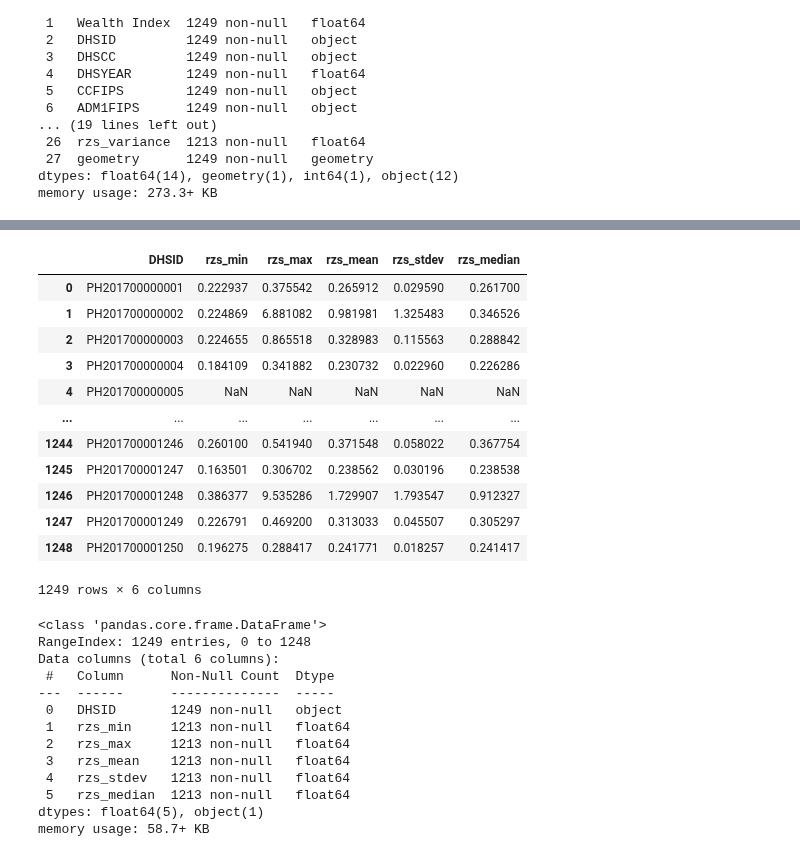
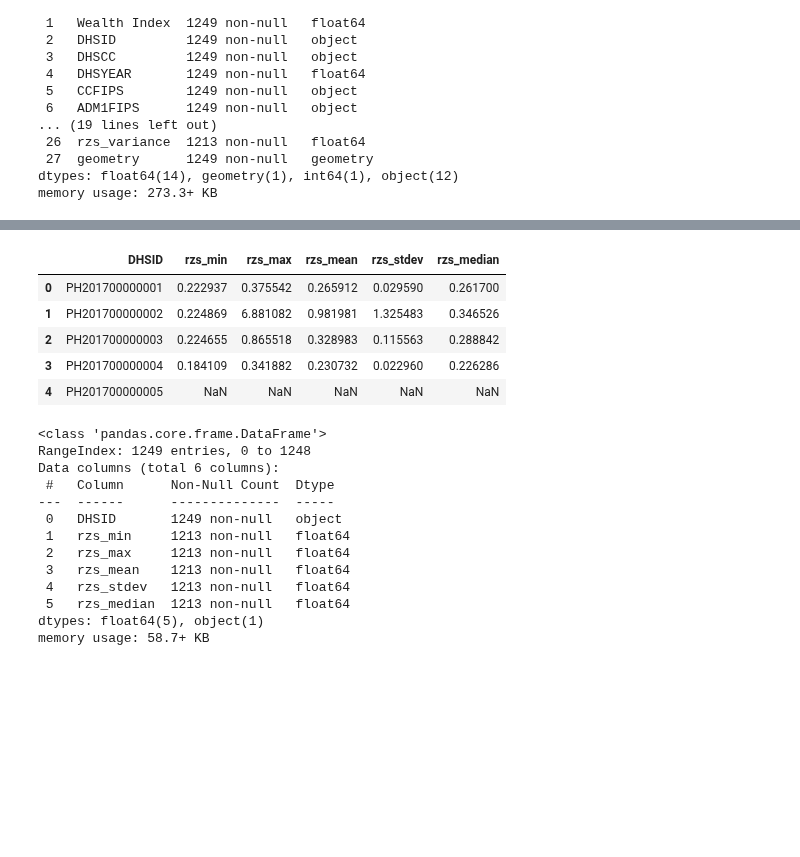
Before and after one commit to thinkingmachines/unicef-ai4d-poverty-mapping, a Jupyter notebook: test-notebooks/explore_ph_viirs.ipynb, the cells around one changed output, grey strips where cells are left out. Cells and saved outputs as stored; diff of their text form; code cells hidden in the pictures; blank space fills up the shorter version.

```diff
--- a/test-notebooks/explore_ph_viirs.ipynb
+++ b/test-notebooks/explore_ph_viirs.ipynb
@@ -301,28 +401,21 @@ memory usage: 98.7+ KB
 # %%
 usecols_right = [
     "DHSID",
     "rzs_min",
     "rzs_max",
     "rzs_mean",
     "rzs_stdev",
     "rzs_median",
 ]
 kahlil_cluster_zonal_stats_gdf = kahlil_cluster_zonal_stats_gdf[usecols_right]
-kahlil_cluster_zonal_stats_gdf
+kahlil_cluster_zonal_stats_gdf.head()
 # %% [output]
 |  | DHSID | rzs_min | rzs_max | rzs_mean | rzs_stdev | rzs_median |
 | 0 | PH201700000001 | 0.222937 | 0.375542 | 0.265912 | 0.029590 | 0.261700 |
 | 1 | PH201700000002 | 0.224869 | 6.881082 | 0.981981 | 1.325483 | 0.346526 |
 | 2 | PH201700000003 | 0.224655 | 0.865518 | 0.328983 | 0.115563 | 0.288842 |
 | 3 | PH201700000004 | 0.184109 | 0.341882 | 0.230732 | 0.022960 | 0.226286 |
 | 4 | PH201700000005 | NaN | NaN | NaN | NaN | NaN |
-| ... | ... | ... | ... | ... | ... | ... |
-| 1244 | PH201700001246 | 0.260100 | 0.541940 | 0.371548 | 0.058022 | 0.367754 |
-| 1245 | PH201700001247 | 0.163501 | 0.306702 | 0.238562 | 0.030196 | 0.238538 |
-| 1246 | PH201700001248 | 0.386377 | 9.535286 | 1.729907 | 1.793547 | 0.912327 |
-| 1247 | PH201700001249 | 0.226791 | 0.469200 | 0.313033 | 0.045507 | 0.305297 |
-| 1248 | PH201700001250 | 0.196275 | 0.288417 | 0.241771 | 0.018257 | 0.241417 |
-1249 rows × 6 columns
 # %%
 kahlil_cluster_zonal_stats_gdf.info()
 # %% [output]
```
Also changed, not shown: parts of 24 cells of this notebook.
